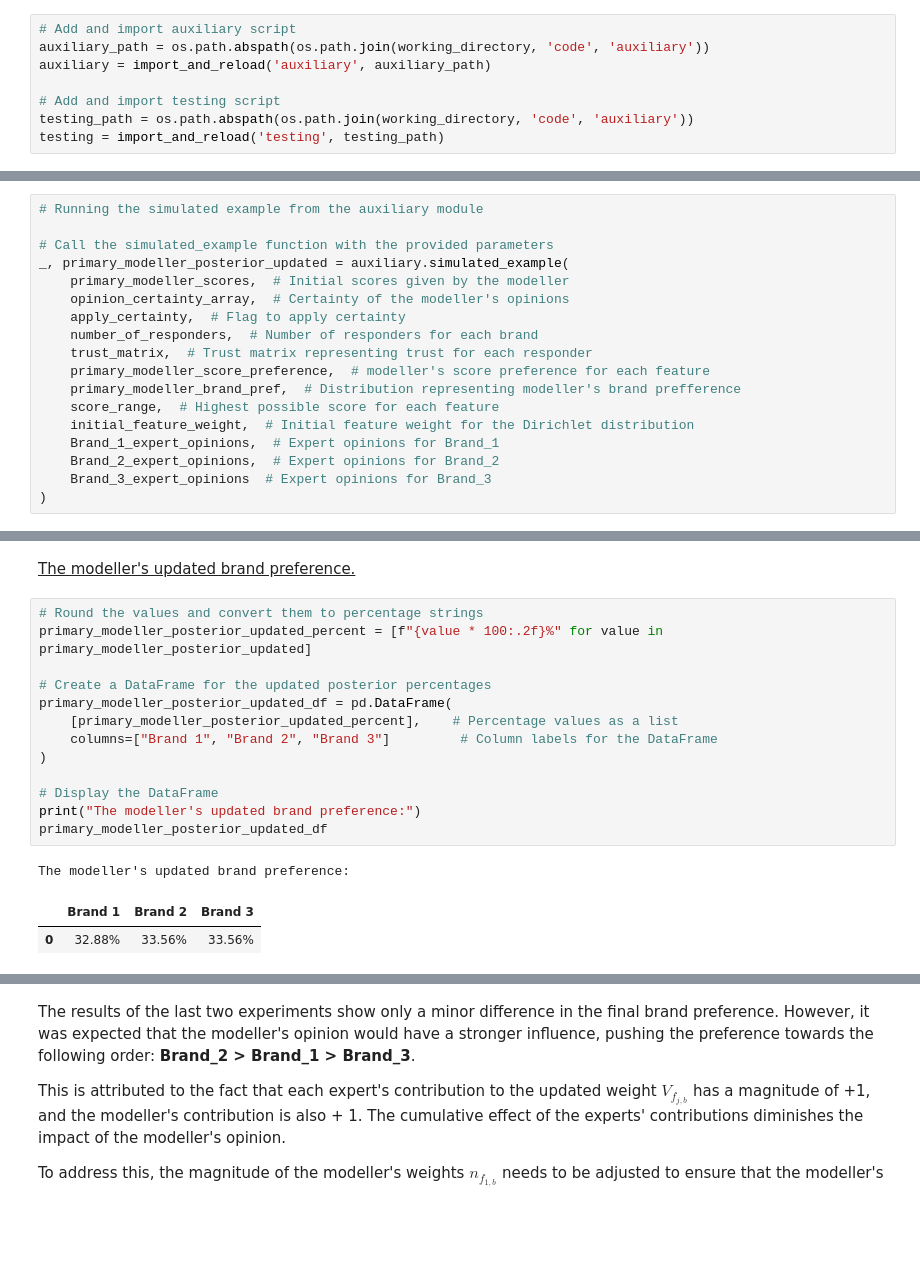
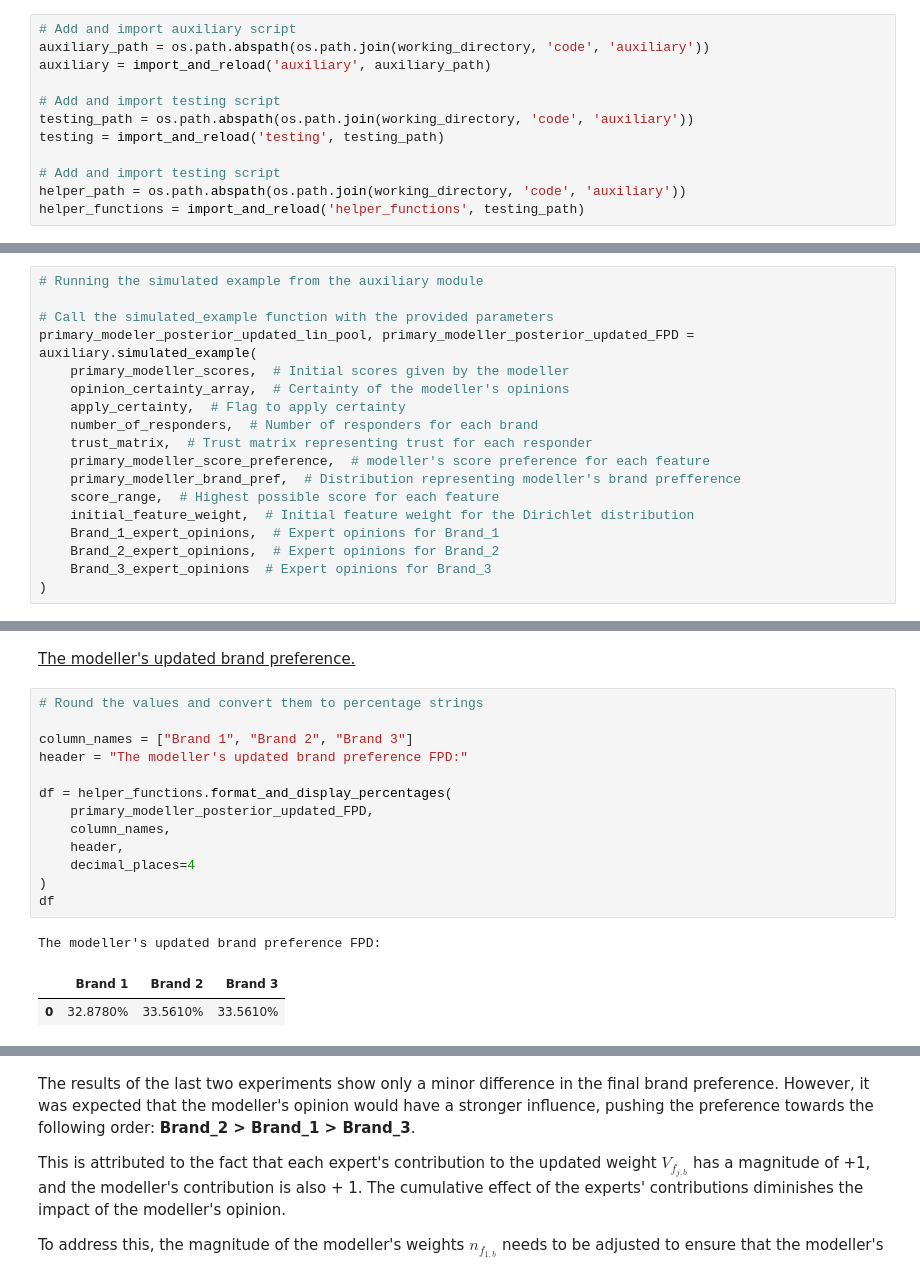
Before and after one commit to Ruzejjur/Targeted-trust-based-merging-of-customers-opinions-Experiments, a Jupyter notebook: code/main.ipynb, the cells around one changed output, grey strips where cells are left out. Cells and saved outputs as stored; diff of their text form; blank space fills up the shorter version.

```diff
--- a/code/main.ipynb
+++ b/code/main.ipynb
@@ -87,6 +87,10 @@ auxiliary = import_and_reload('auxiliary', auxiliary_path)
 # Add and import testing script
 testing_path = os.path.abspath(os.path.join(working_directory, 'code', 'auxiliary'))
 testing = import_and_reload('testing', testing_path)
+
+# Add and import testing script
+helper_path = os.path.abspath(os.path.join(working_directory, 'code', 'auxiliary'))
+helper_functions = import_and_reload('helper_functions', testing_path)
 # %% [markdown]
 # Simulated examples
 
@@ -784,7 +841,7 @@ plt.show()
 # Running the simulated example from the auxiliary module
 
 # Call the simulated_example function with the provided parameters
-_, primary_modeller_posterior_updated = auxiliary.simulated_example(
+primary_modeler_posterior_updated_lin_pool, primary_modeller_posterior_updated_FPD = auxiliary.simulated_example(
     primary_modeller_scores,  # Initial scores given by the modeller
     opinion_certainty_array,  # Certainty of the modeller's opinions
     apply_certainty,  # Flag to apply certainty
@@ -825,18 +874,18 @@ plt.show()
 <ins>The modeller's updated brand preference.</ins>
 # %%
 # Round the values and convert them to percentage strings
-primary_modeller_posterior_updated_percent = [f"{value * 100:.2f}%" for value in primary_modeller_posterior_updated]
 
-# Create a DataFrame for the updated posterior percentages
-primary_modeller_posterior_updated_df = pd.DataFrame(
-    [primary_modeller_posterior_updated_percent],    # Percentage values as a list
-    columns=["Brand 1", "Brand 2", "Brand 3"]         # Column labels for the DataFrame
+column_names = ["Brand 1", "Brand 2", "Brand 3"]
+header = "The modeller's updated brand preference FPD:"
+
+df = helper_functions.format_and_display_percentages(
+    primary_modeller_posterior_updated_FPD,
+    column_names,
+    header,
+    decimal_places=4
 )
-
-# Display the DataFrame
-print("The modeller's updated brand preference:")
-primary_modeller_posterior_updated_df
+df
 # %% [output]
-The modeller's updated brand preference:
+The modeller's updated brand preference FPD:
 |  | Brand 1 | Brand 2 | Brand 3 |
-| 0 | 32.88% | 33.56% | 33.56% |
+| 0 | 32.8780% | 33.5610% | 33.5610% |
```
Also changed, not shown: parts of 57 cells of this notebook, 2 other files.
